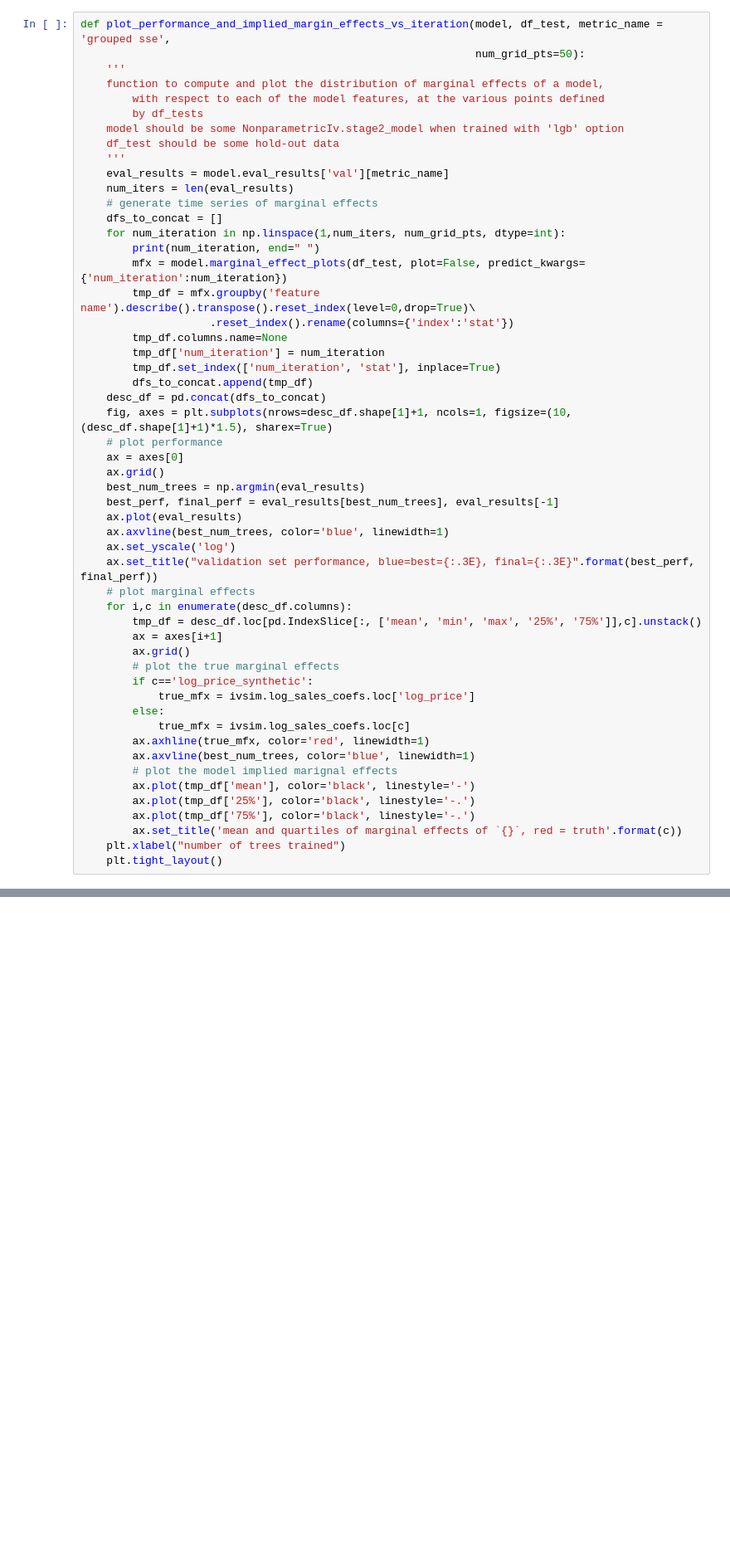
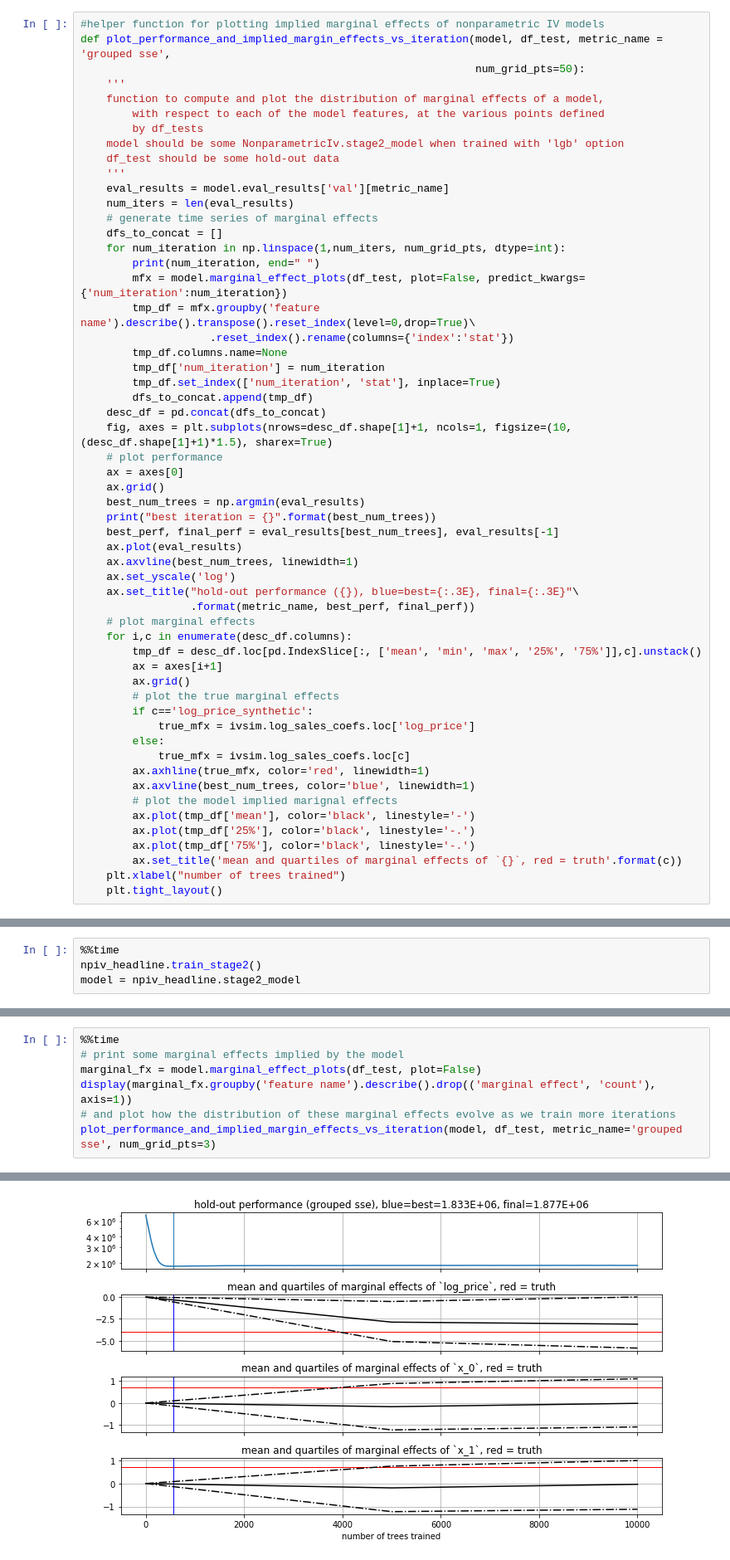
Before and after one commit to j-mark-hou/npiv, a Jupyter notebook: example/try_lgbiv.ipynb, the cells around one changed output, grey strips where cells are left out. Shown at 83% size. Drawn from its saved outputs; the diff is of its cells as text; blank space fills up the shorter version.

```diff
--- a/example/try_lgbiv.ipynb
+++ b/example/try_lgbiv.ipynb
@@ -48,4 +178,5 @@ class TrueQtlModel:
 # %%
+#helper function for plotting implied marginal effects of nonparametric IV models
 def plot_performance_and_implied_margin_effects_vs_iteration(model, df_test, metric_name = 'grouped sse',
                                                              num_grid_pts=50):
     '''
@@ -74,11 +205,13 @@ def plot_performance_and_implied_margin_effects_vs_iteration(model, df_test, met
     ax = axes[0]
     ax.grid()
     best_num_trees = np.argmin(eval_results)
+    print("best iteration = {}".format(best_num_trees))
     best_perf, final_perf = eval_results[best_num_trees], eval_results[-1]
     ax.plot(eval_results)
-    ax.axvline(best_num_trees, color='blue', linewidth=1)
+    ax.axvline(best_num_trees, linewidth=1)
     ax.set_yscale('log')
-    ax.set_title("validation set performance, blue=best={:.3E}, final={:.3E}".format(best_perf, final_perf))
+    ax.set_title("hold-out performance ({}), blue=best={:.3E}, final={:.3E}"\
+                 .format(metric_name, best_perf, final_perf))
     # plot marginal effects
     for i,c in enumerate(desc_df.columns):
         tmp_df = desc_df.loc[pd.IndexSlice[:, ['mean', 'min', 'max', '25%', '75%']],c].unstack()
@@ -102,0 +287,4 @@ def plot_performance_and_implied_margin_effects_vs_iteration(model, df_test, met
+# %%
+%%time
+npiv_headline.train_stage2()
+model = npiv_headline.stage2_model
@@ -102,0 +304,8 @@ def plot_performance_and_implied_margin_effects_vs_iteration(model, df_test, met
+# %%
+%%time
+# print some marginal effects implied by the model
+marginal_fx = model.marginal_effect_plots(df_test, plot=False)
+display(marginal_fx.groupby('feature name').describe().drop(('marginal effect', 'count'), axis=1))
+# and plot how the distribution of these marginal effects evolve as we train more iterations
+plot_performance_and_implied_margin_effects_vs_iteration(model, df_test, metric_name='grouped sse', num_grid_pts=3)
+# %% [output]
@@ -102,0 +321 @@ def plot_performance_and_implied_margin_effects_vs_iteration(model, df_test, met
+[figure, added]
```
Also changed, not shown: parts of 67 cells of this notebook.
